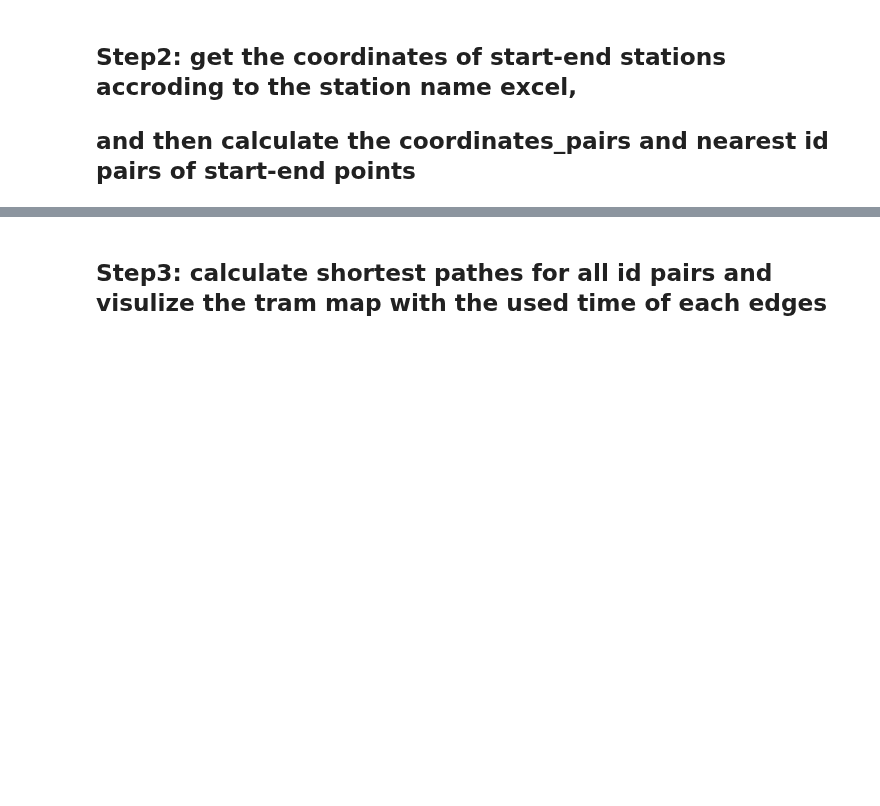
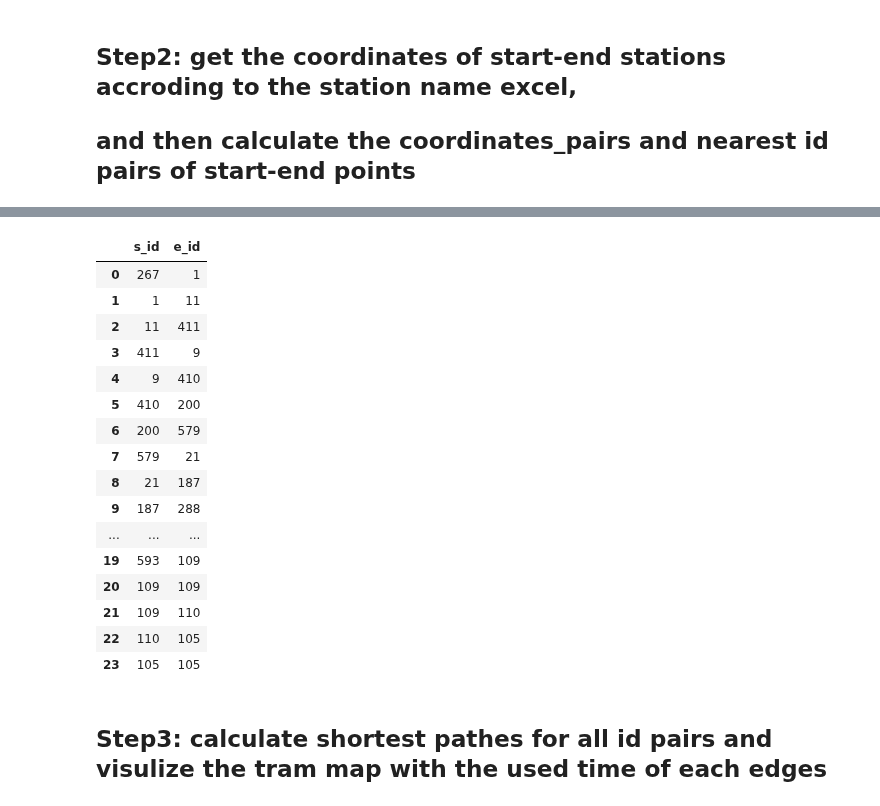
Before and after one commit to SYuGao/uvmt, a Jupyter notebook: notebooks/am_tram_network_modelling.ipynb, the cells around one changed output, grey strips where cells are left out. Saved outputs shown, nothing was run; the diff lists cells and outputs as text; code cells hidden in the pictures; blank space fills up the shorter version.

```diff
--- a/notebooks/am_tram_network_modelling.ipynb
+++ b/notebooks/am_tram_network_modelling.ipynb
@@ -1003,3 +1058,24 @@ am_tram1_coordinates
+# %%
+am_tram1_id_pairs = id_pairs(am_tram1_coordinates_pairs,nodes)
+am_tram1_id_pairs
+# %% [output]
+|  | s_id | e_id |
+| 0 | 267 | 1 |
+| 1 | 1 | 11 |
+| 2 | 11 | 411 |
+| 3 | 411 | 9 |
+| 4 | 9 | 410 |
+| 5 | 410 | 200 |
+| 6 | 200 | 579 |
+| 7 | 579 | 21 |
+| 8 | 21 | 187 |
+| 9 | 187 | 288 |
+| ... | ... | ... |
+| 19 | 593 | 109 |
+| 20 | 109 | 109 |
+| 21 | 109 | 110 |
+| 22 | 110 | 105 |
+| 23 | 105 | 105 |
 # %% [markdown]
 ## Step3: calculate shortest pathes for all id pairs and visulize the tram map with the used time of each edges
 # %%
```
Also changed, not shown: parts of 14 cells of this notebook, 4 other files.
